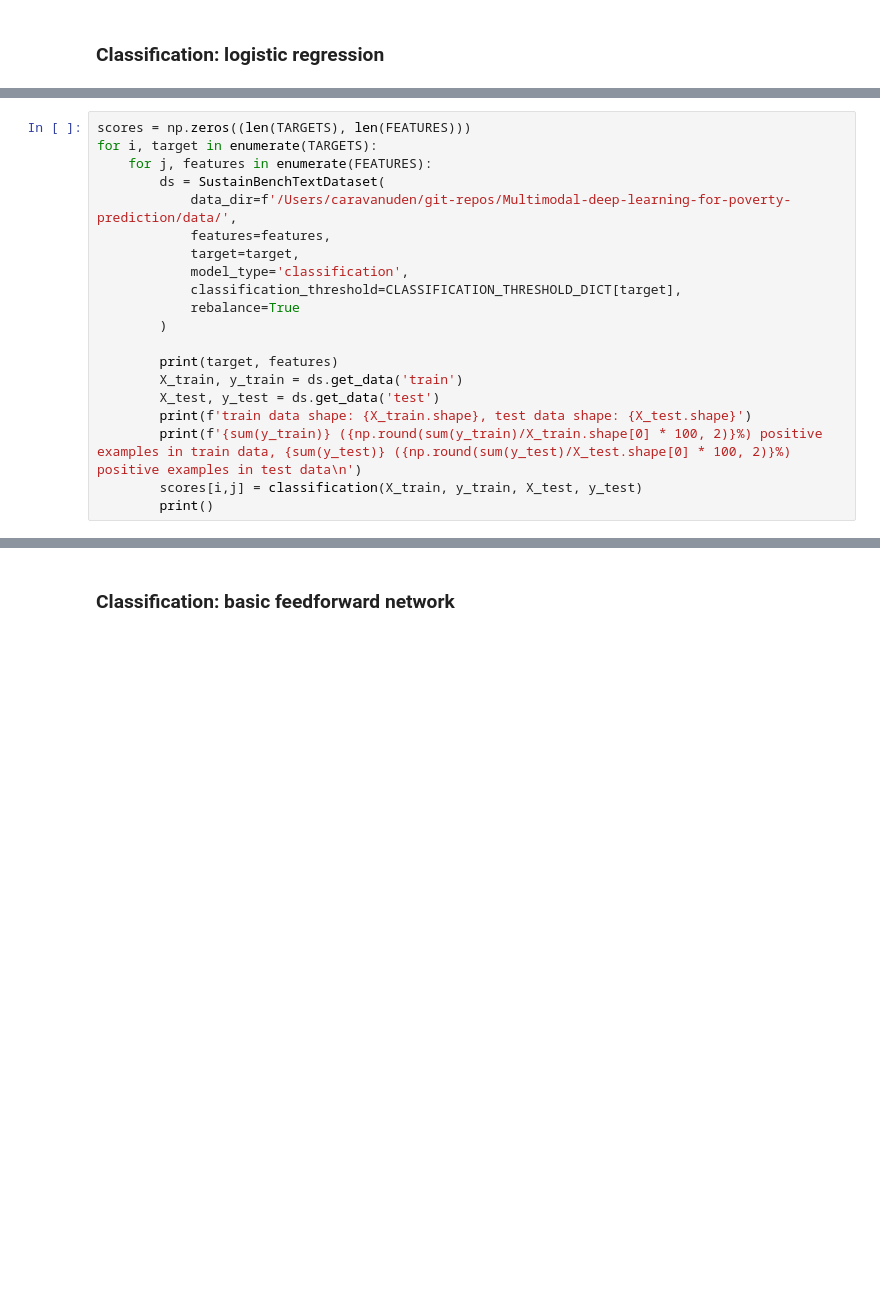
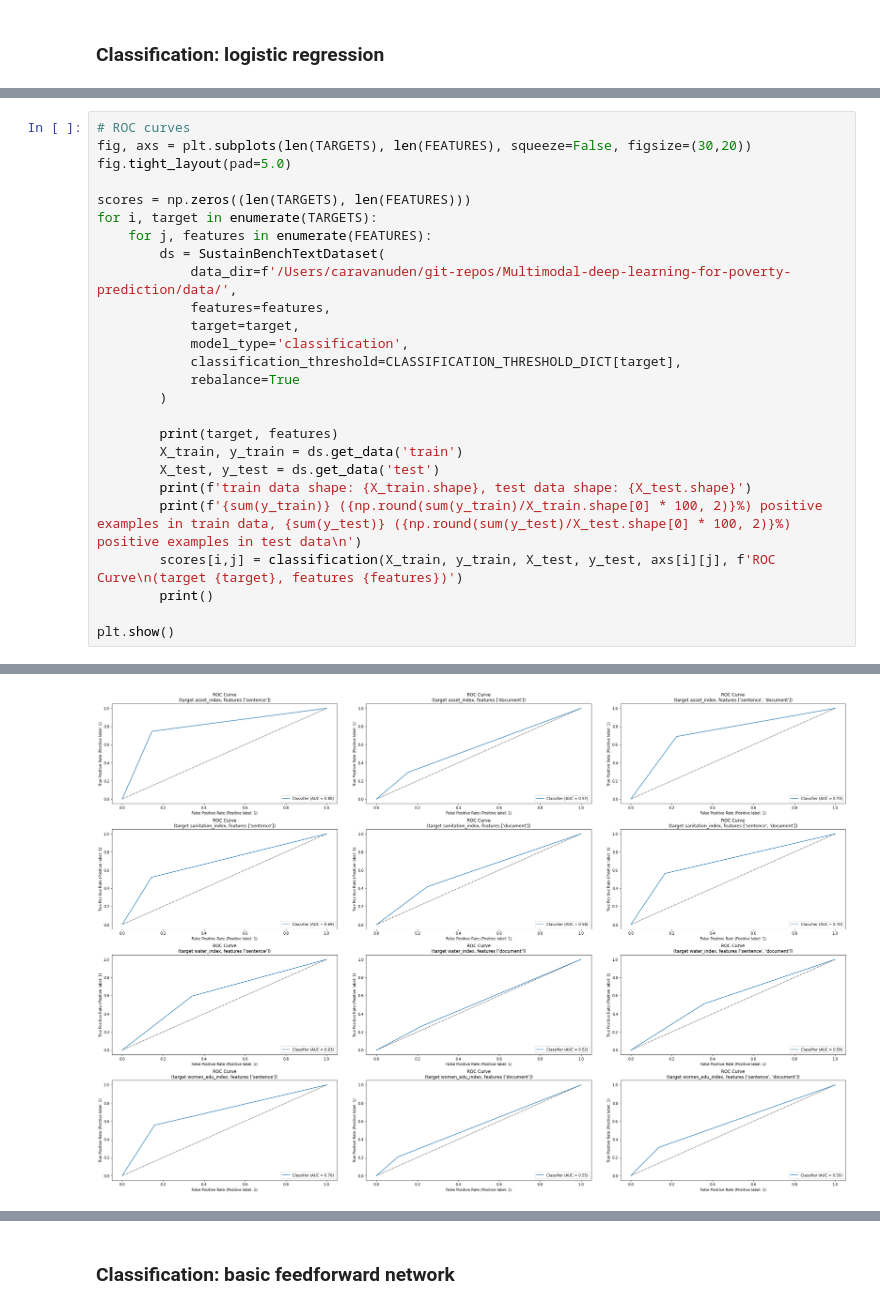
Before and after one commit to caravanuden/sdg-text, a Jupyter notebook: notebooks/basic_models.ipynb, the cells around one changed output, grey strips where cells are left out. Saved outputs shown, nothing was run; the diff lists cells and outputs as text; blank space fills up the shorter version.

```diff
--- a/notebooks/basic_models.ipynb
+++ b/notebooks/basic_models.ipynb
@@ -122,5 +132,9 @@ def classification(X_train, y_train, X_test, y_test):
     return score
 # %%
+# ROC curves
+fig, axs = plt.subplots(len(TARGETS), len(FEATURES), squeeze=False, figsize=(30,20))
+fig.tight_layout(pad=5.0)
+
 scores = np.zeros((len(TARGETS), len(FEATURES)))
 for i, target in enumerate(TARGETS):
     for j, features in enumerate(FEATURES):
@@ -138,6 +152,8 @@ for i, target in enumerate(TARGETS):
         X_test, y_test = ds.get_data('test')
         print(f'train data shape: {X_train.shape}, test data shape: {X_test.shape}')
         print(f'{sum(y_train)} ({np.round(sum(y_train)/X_train.shape[0] * 100, 2)}%) positive examples in train data, {sum(y_test)} ({np.round(sum(y_test)/X_test.shape[0] * 100, 2)}%) positive examples in test data\n')
-        scores[i,j] = classification(X_train, y_train, X_test, y_test)
+        scores[i,j] = classification(X_train, y_train, X_test, y_test, axs[i][j], f'ROC Curve\n(target {target}, features {features})')
         print()
+
+plt.show()
 # %% [output]
@@ -195,3 +211,4 @@ weighted avg       0.62      0.61      0.57      1162
+[figure, added]
 # %%
 sns.heatmap(scores, annot=True, xticklabels=[", ".join(features) for features in FEATURES], yticklabels=TARGETS)
 # %% [output]
```
Also changed, not shown: parts of 11 cells of this notebook.
